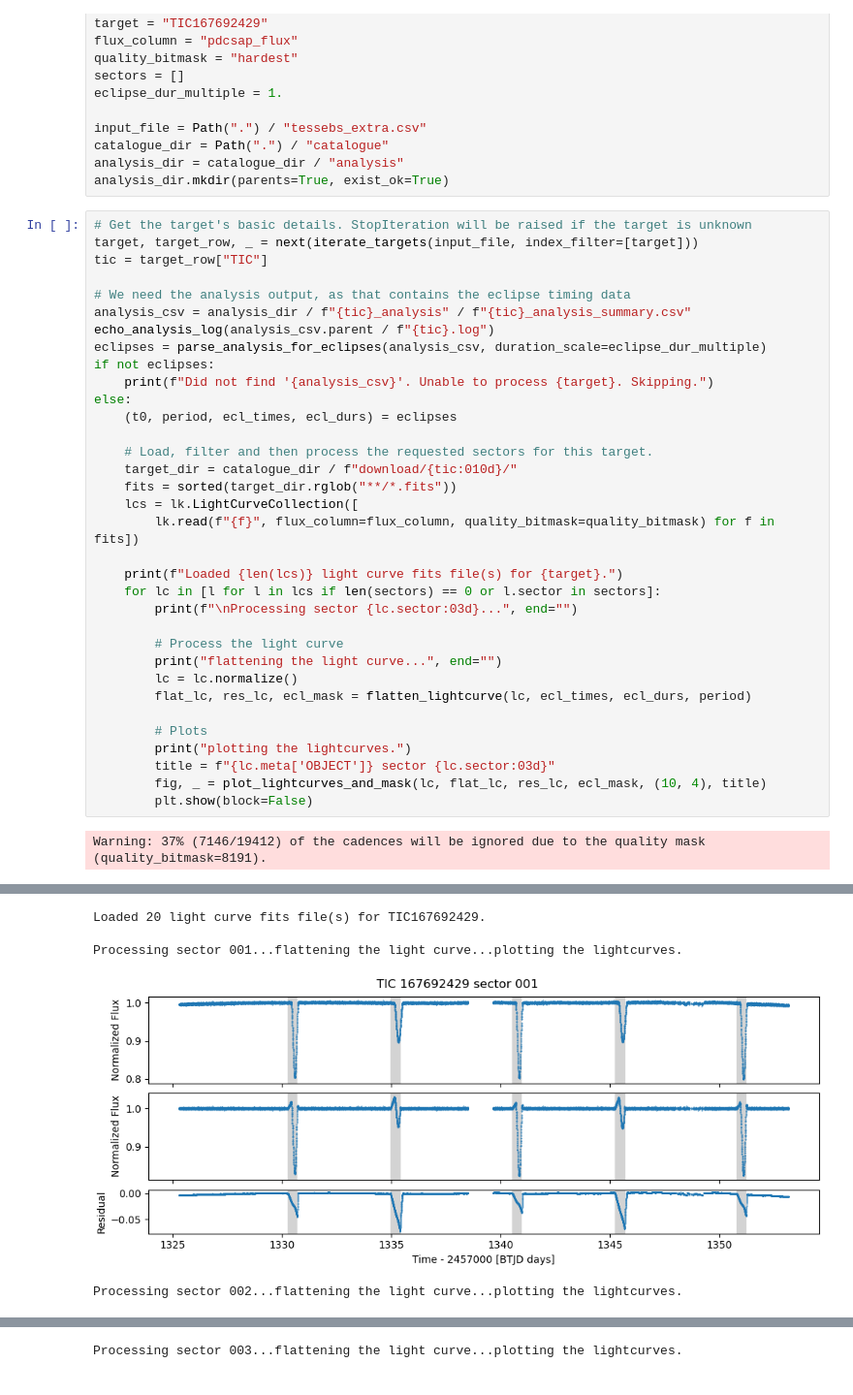
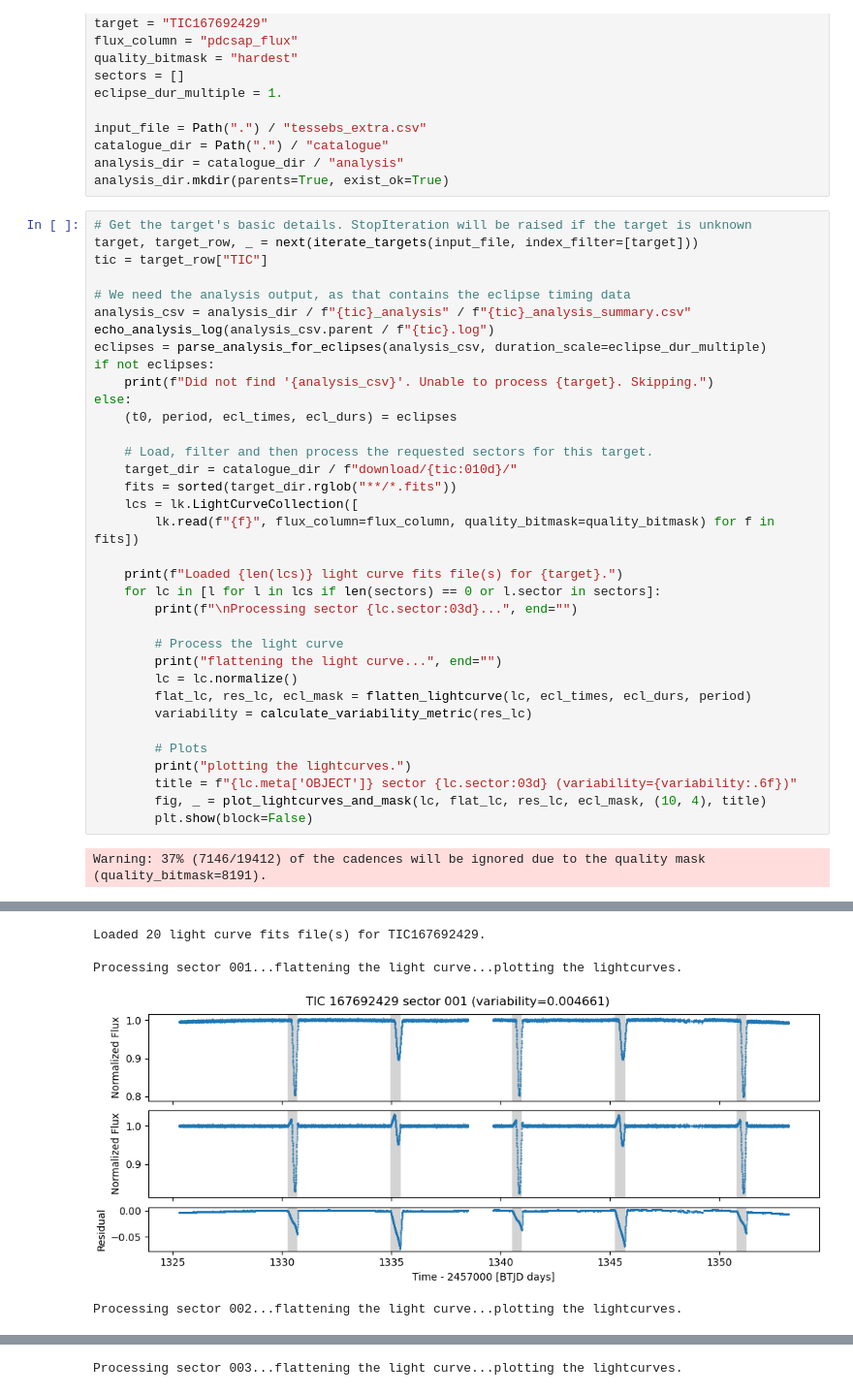
Before and after one commit to SteveOv/platodebs, a Jupyter notebook: process_target_results.ipynb, the cells around one changed output, grey strips where cells are left out. Shown at 97% size. Saved outputs shown, nothing was run; the diff lists cells and outputs as text.

Commit message:
implemented calculate_variability_metric() (resolves #2)

```diff
--- a/process_target_results.ipynb
+++ b/process_target_results.ipynb
@@ -64,33 +65,34 @@ else:
 
         # Process the light curve
         print("flattening the light curve...", end="")
         lc = lc.normalize()
         flat_lc, res_lc, ecl_mask = flatten_lightcurve(lc, ecl_times, ecl_durs, period)
+        variability = calculate_variability_metric(res_lc)
 
         # Plots
         print("plotting the lightcurves.")
-        title = f"{lc.meta['OBJECT']} sector {lc.sector:03d}"
+        title = f"{lc.meta['OBJECT']} sector {lc.sector:03d} (variability={variability:.6f})"
         fig, _ = plot_lightcurves_and_mask(lc, flat_lc, res_lc, ecl_mask, (10, 4), title)
         plt.show(block=False)
 # %% [output]
 Warning: 37% (7146/19412) of the cadences will be ignored due to the quality mask (quality_bitmask=8191).
 Analysis Log:
 2024-03-15 23:00:25 INFO main_functions - analyse_light_curve: Start of analysis
 2024-03-15 23:15:01 INFO main_functions - analyse_frequencies: Frequency extraction done. Total time elapsed: 875.9s.
 2024-03-15 23:32:39 INFO main_functions - analyse_harmonics: Harmonic analysis done. Total time elapsed: 1058.5s.
 2024-03-16 00:09:00 INFO main_functions - analyse_light_curve: End of analysis. Total time elapsed: 4115.6s.
 From 167692429_analysis_summary.csv
 Reference time:              1577.092143+/-0
 Orbital period:              10.266468+/-0.000315
 Eclipse times:               1587.141978+/-0.006007, 1591.851222+/-0.004250
 Eclipse durations:           0.398935+/-0.012014, 0.442773+/-0.008499
 Warning: 30% (5668/18749) of the cadences will be ignored due to the quality mask (quality_bitmask=8191).
 Warning: 38% (7434/19631) of the cadences will be ignored due to the quality mask (quality_bitmask=8191).
 Warning: 36% (7384/20262) of the cadences will be ignored due to the quality mask (quality_bitmask=8191).
 Warning: 33% (6377/19536) of the cadences will be ignored due to the quality mask (quality_bitmask=8191).
 Warning: 26% (4960/19402) of the cadences will be ignored due to the quality mask (quality_bitmask=8191).
 Loaded 20 light curve fits file(s) for TIC167692429.
 
 Processing sector 001...flattening the light curve...plotting the lightcurves.
-[figure, old version]
+[figure, new version]
 Processing sector 002...flattening the light curve...plotting the lightcurves.
```
Also changed, not shown: parts of 2 cells of this notebook, 2 other files.
